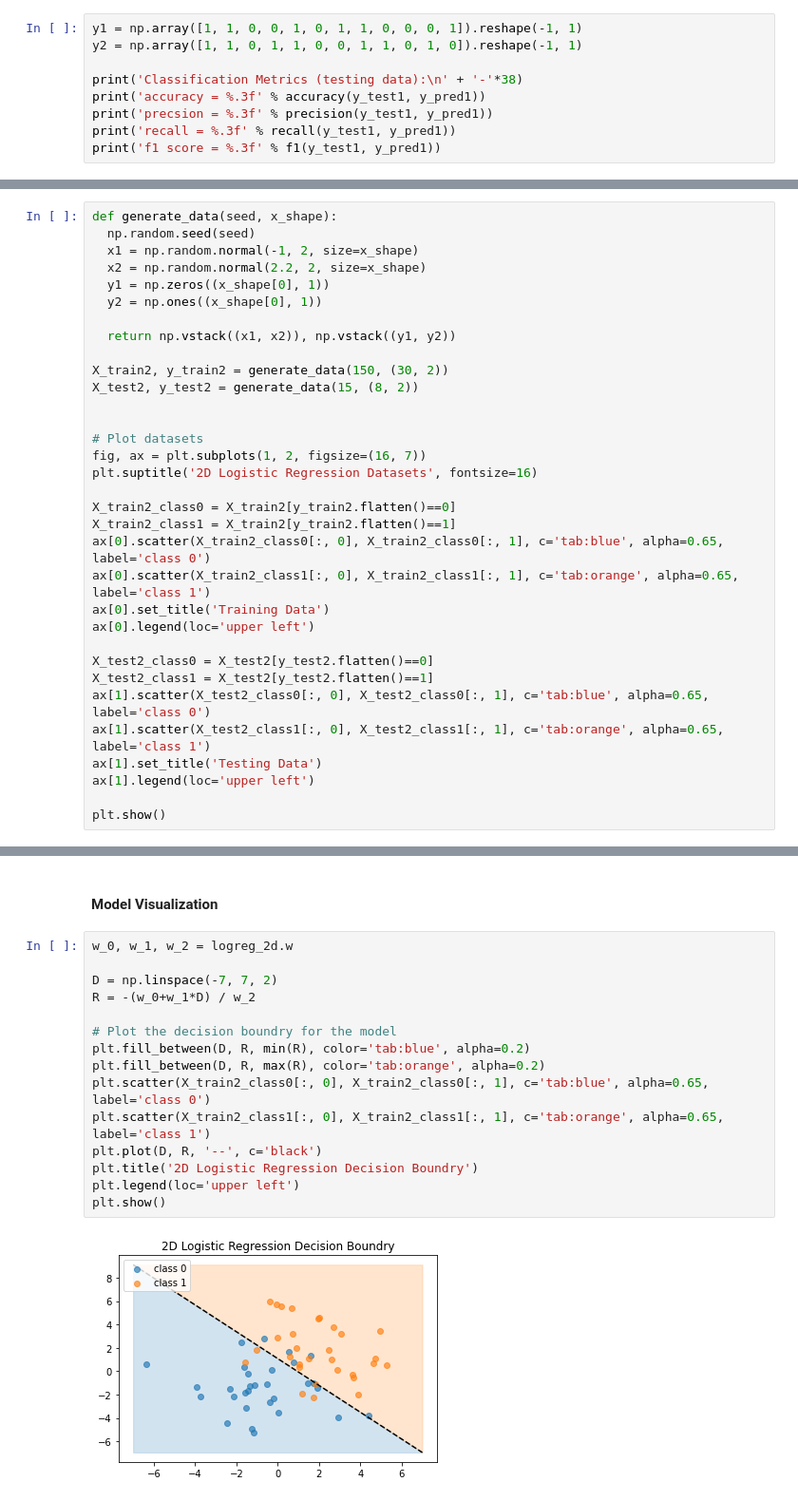
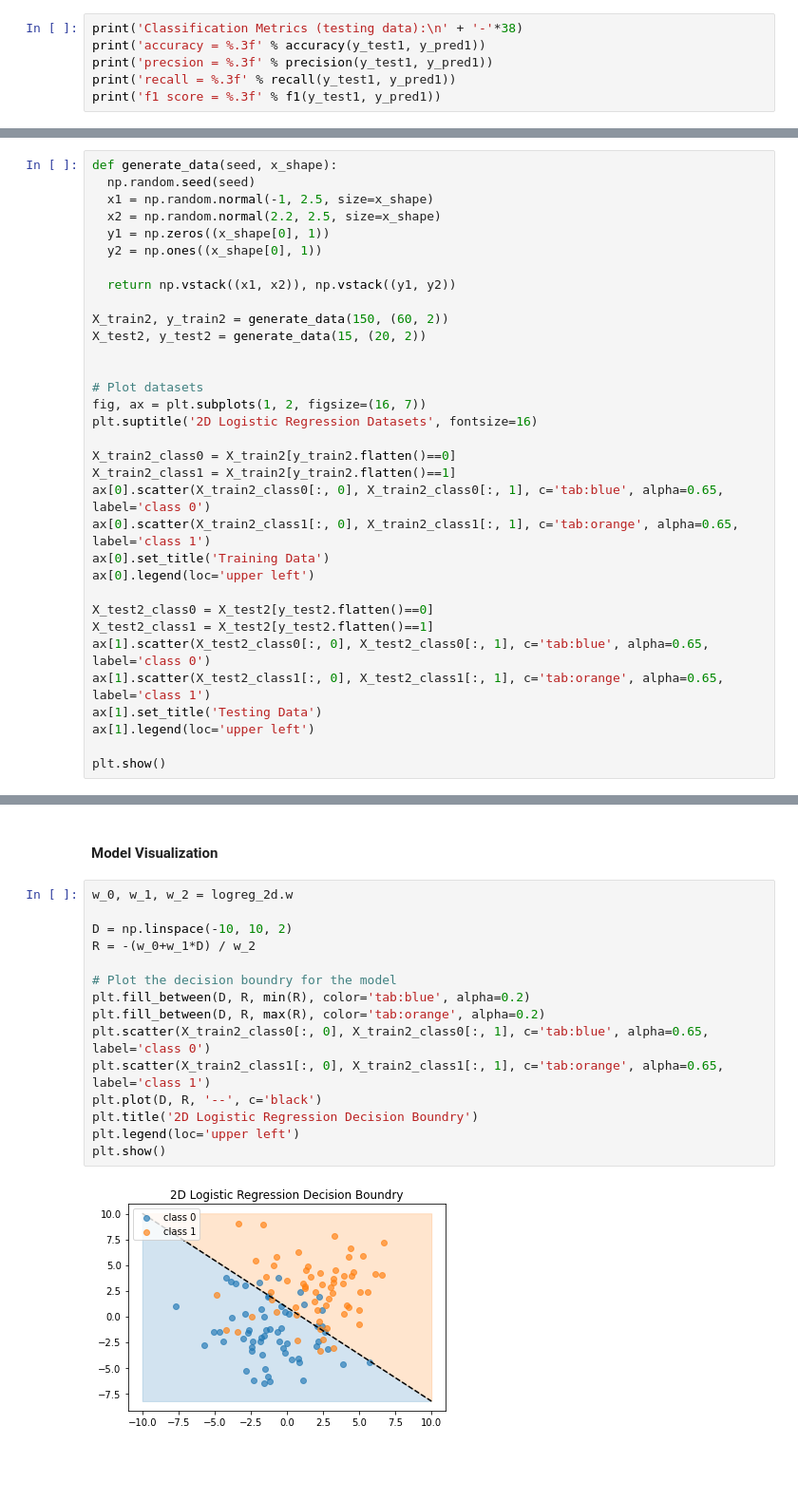
Before and after one commit to jacobdwatters/Machine-Learning-Basics, a Jupyter notebook: logistic_regression/01_logistic_regression_numpy.ipynb, the cells around one changed output, grey strips where cells are left out. Shown at 95% size. Saved outputs shown, nothing was run; the diff lists cells and outputs as text; blank space fills up the shorter version.

```diff
--- a/logistic_regression/01_logistic_regression_numpy.ipynb
+++ b/logistic_regression/01_logistic_regression_numpy.ipynb
@@ -194,9 +194,6 @@ def f1(y, y_pred):
   rec = recall(y, y_pred)
   return 2*pre*rec / (pre + rec)
 # %%
-y1 = np.array([1, 1, 0, 0, 1, 0, 1, 1, 0, 0, 0, 1]).reshape(-1, 1)
-y2 = np.array([1, 1, 0, 1, 1, 0, 0, 1, 1, 0, 1, 0]).reshape(-1, 1)
-
 print('Classification Metrics (testing data):\n' + '-'*38)
 print('accuracy = %.3f' % accuracy(y_test1, y_pred1))
 print('precsion = %.3f' % precision(y_test1, y_pred1))
@@ -291,15 +288,15 @@ Now let's take a look at fitting a logistic regression model to a dataset with m
 # %%
 def generate_data(seed, x_shape):
   np.random.seed(seed)
-  x1 = np.random.normal(-1, 2, size=x_shape)
-  x2 = np.random.normal(2.2, 2, size=x_shape)
+  x1 = np.random.normal(-1, 2.5, size=x_shape)
+  x2 = np.random.normal(2.2, 2.5, size=x_shape)
   y1 = np.zeros((x_shape[0], 1))
   y2 = np.ones((x_shape[0], 1))
 
   return np.vstack((x1, x2)), np.vstack((y1, y2))
 
-X_train2, y_train2 = generate_data(150, (30, 2))
-X_test2, y_test2 = generate_data(15, (8, 2))
+X_train2, y_train2 = generate_data(150, (60, 2))
+X_test2, y_test2 = generate_data(15, (20, 2))
 
 
 # Plot datasets
@@ -366,17 +363,17 @@ Class Probabilities:
 # %%
 w_0, w_1, w_2 = logreg_2d.w
 
-D = np.linspace(-7, 7, 2)
+D = np.linspace(-10, 10, 2)
 R = -(w_0+w_1*D) / w_2
 
 # Plot the decision boundry for the model
 plt.fill_between(D, R, min(R), color='tab:blue', alpha=0.2)
 plt.fill_between(D, R, max(R), color='tab:orange', alpha=0.2)
 plt.scatter(X_train2_class0[:, 0], X_train2_class0[:, 1], c='tab:blue', alpha=0.65, label='class 0')
 plt.scatter(X_train2_class1[:, 0], X_train2_class1[:, 1], c='tab:orange', alpha=0.65, label='class 1')
 plt.plot(D, R, '--', c='black')
 plt.title('2D Logistic Regression Decision Boundry')
 plt.legend(loc='upper left')
 plt.show()
 # %% [output]
-[figure, old version]
+[figure, new version]
```
Also changed, not shown: parts of 25 cells of this notebook.
